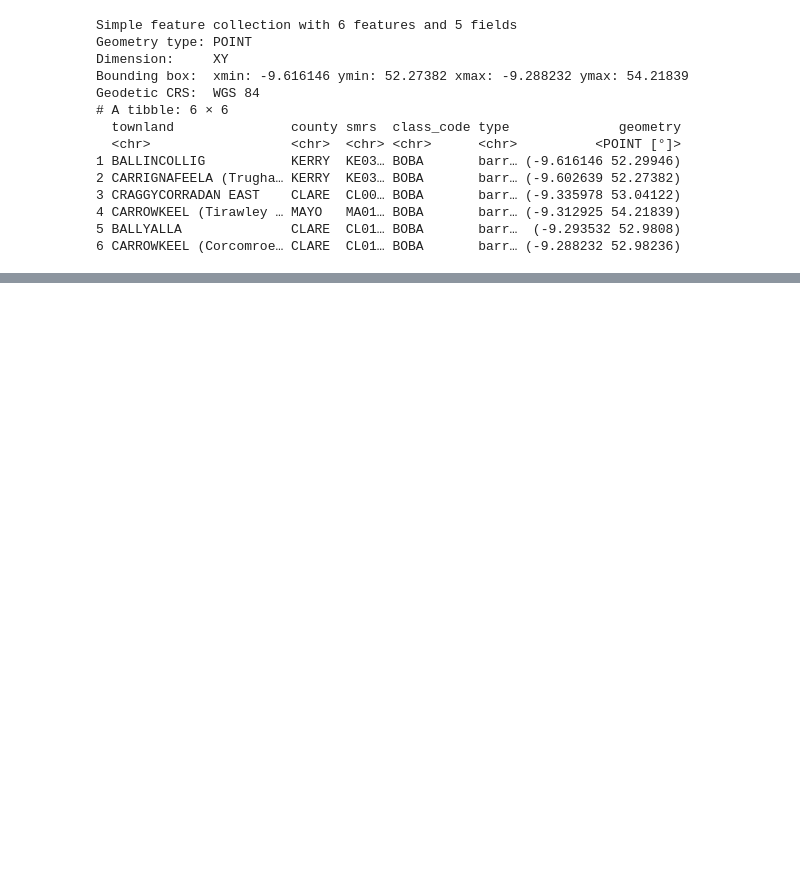
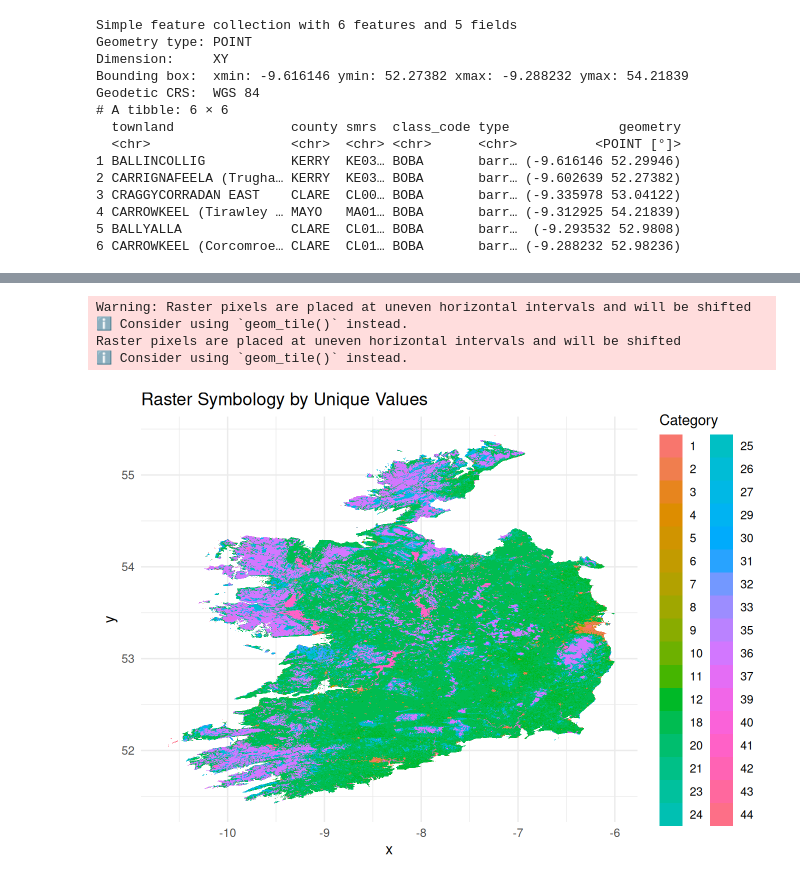
Before and after one commit to kyking077-svg/gis6750_final, a Jupyter notebook: _manuscript/index.embed.ipynb, the cells around one changed output, grey strips where cells are left out. Cells and saved outputs as stored; diff of their text form; code cells hidden in the pictures; blank space fills up the shorter version.

Commit message:
formatting the raster data, starting to put project in proper order, downloading stone circles file

```diff
--- a/_manuscript/index.embed.ipynb
+++ b/_manuscript/index.embed.ipynb
@@ -58,0 +96,32 @@ Geodetic CRS:  WGS 84
+# %%
+temp_dir <- tempdir() #temporary directory for working
+zip_file_path <- "data/raw/Rasters.zip" #path to raster
+unzip(zipfile = zip_file_path, exdir = temp_dir) #unzipping into temp directory
+
+# 1990 dataset
+tiff_file_path_1990 <- file.path(temp_dir, "Rasters/U2000_CLC1990_V2020_20u1/U2000_CLC1990_V2020_20u1/U2000_CLC1990_V2020_20u1.tif")
+lc_1990 <- rast(tiff_file_path_1990)
+
+# 2018 dataset
+tiff_file_path_2018 <- file.path(temp_dir, "Rasters/U2018_CLC2018_V2020_20u1/U2018_CLC2018_V2020_20u1/U2018_CLC2018_V2020_20u1.tif")
+lc_2018 <- rast(tiff_file_path_2018)
+# %%
+# This works!!
+# Convert the raster to a data frame for ggplot2
+lc_df_test <- as.data.frame(lc_1990, xy=TRUE) |>
+  rename(value = U2000_CLC1990_V2020_20u1) # Rename the value column
+
+# Ensure the 'value' column is treated as a factor for discrete colors
+lc_df_test$value <- factor(lc_df_test$value)
+
+# Plot using ggplot2
+ggplot(data = lc_df_test, aes(x = x, y = y, fill = value)) +
+  geom_raster() +
+  labs(title = "Raster Symbology by Unique Values", fill = "Category") +
+  theme_minimal()
+# %% [output]
+Warning: Raster pixels are placed at uneven horizontal intervals and will be shifted
+ℹ Consider using `geom_tile()` instead.
+Raster pixels are placed at uneven horizontal intervals and will be shifted
+ℹ Consider using `geom_tile()` instead.
+[figure, added]
```
Also changed, not shown: parts of 8 cells of this notebook, 22 other files.
